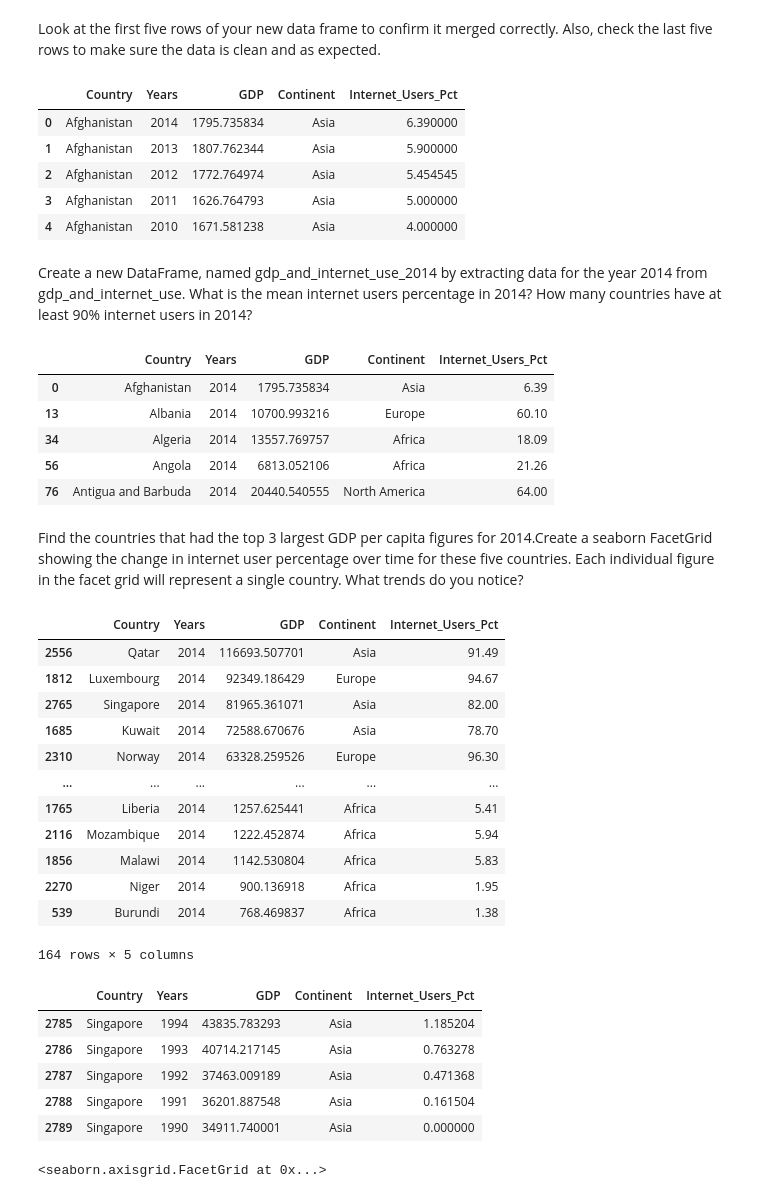
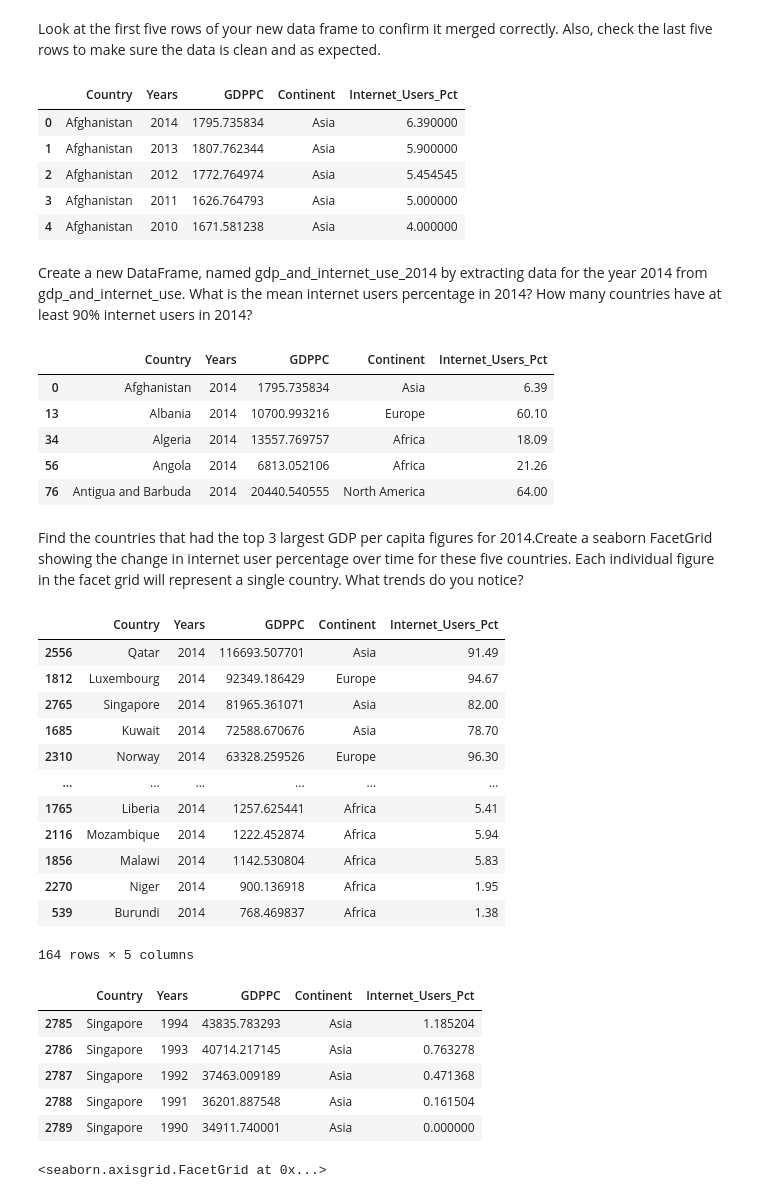
Before and after one commit to nss-data-science-cohort-4/dq1-undata-matthgray, a Jupyter notebook: un_data.ipynb, the cells around one changed output. Drawn from its saved outputs; the diff is of its cells as text; code cells hidden in the pictures.

```diff
--- a/un_data.ipynb
+++ b/un_data.ipynb
@@ -50,7 +50,7 @@ gdp_df = gdp_df.drop("Value Footnotes", axis=1)
 # %%
 new_columns = {'Country or Area' : 'Country',
                'Year': 'Years',
-               'Value': 'GDP',}
+               'Value': 'GDPPC',}
 gdp_df.rename(columns = new_columns, inplace=True)
 # %%
 gdp_df.head()
@@ -530,7 +526,7 @@ as expected.
 # %%
 gdp_and_internet_use.head()
 # %% [output]
-|  | Country | Years | GDP | Continent | Internet_Users_Pct |
+|  | Country | Years | GDPPC | Continent | Internet_Users_Pct |
 | 0 | Afghanistan | 2014 | 1795.735834 | Asia | 6.390000 |
 | 1 | Afghanistan | 2013 | 1807.762344 | Asia | 5.900000 |
 | 2 | Afghanistan | 2012 | 1772.764974 | Asia | 5.454545 |
@@ -546,7 +542,7 @@ gdp_and_internet_use_2014 = gdp_and_internet_use.groupby("Years").get_group('201
 # %%
 gdp_and_internet_use_2014.head()
 # %% [output]
-|  | Country | Years | GDP | Continent | Internet_Users_Pct |
+|  | Country | Years | GDPPC | Continent | Internet_Users_Pct |
 | 0 | Afghanistan | 2014 | 1795.735834 | Asia | 6.39 |
 | 13 | Albania | 2014 | 10700.993216 | Europe | 60.10 |
 | 34 | Algeria | 2014 | 13557.769757 | Africa | 18.09 |
@@ -558,9 +554,9 @@ Find the countries that had the top 3 largest GDP per capita figures for
 percentage over time for these five countries. Each individual figure in the
 facet grid will represent a single country. What trends do you notice?
 # %%
-gdp_and_internet_use_2014.sort_values('GDP',ascending=False)
+gdp_and_internet_use_2014.sort_values('GDPPC',ascending=False)
 # %% [output]
-|  | Country | Years | GDP | Continent | Internet_Users_Pct |
+|  | Country | Years | GDPPC | Continent | Internet_Users_Pct |
 | 2556 | Qatar | 2014 | 116693.507701 | Asia | 91.49 |
 | 1812 | Luxembourg | 2014 | 92349.186429 | Europe | 94.67 |
 | 2765 | Singapore | 2014 | 81965.361071 | Asia | 82.00 |
@@ -579,7 +575,7 @@ gdp_three = gdp_and_internet_use[(gdp_and_internet_use["Country"] == 'Qatar') |
 # %%
 gdp_three.tail()
 # %% [output]
-|  | Country | Years | GDP | Continent | Internet_Users_Pct |
+|  | Country | Years | GDPPC | Continent | Internet_Users_Pct |
 | 2785 | Singapore | 1994 | 43835.783293 | Asia | 1.185204 |
 | 2786 | Singapore | 1993 | 40714.217145 | Asia | 0.763278 |
 | 2787 | Singapore | 1992 | 37463.009189 | Asia | 0.471368 |
```
Also changed, not shown: parts of 43 cells of this notebook.
